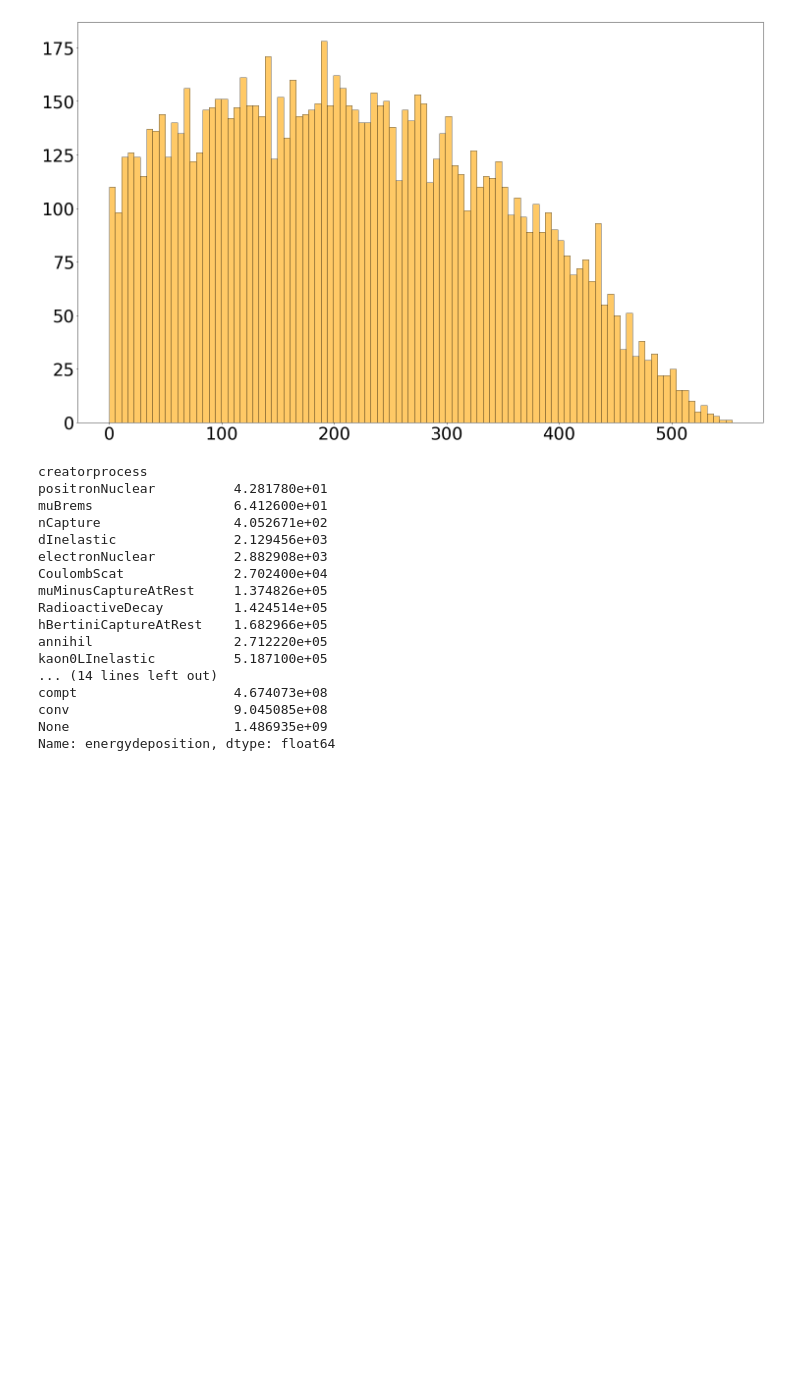
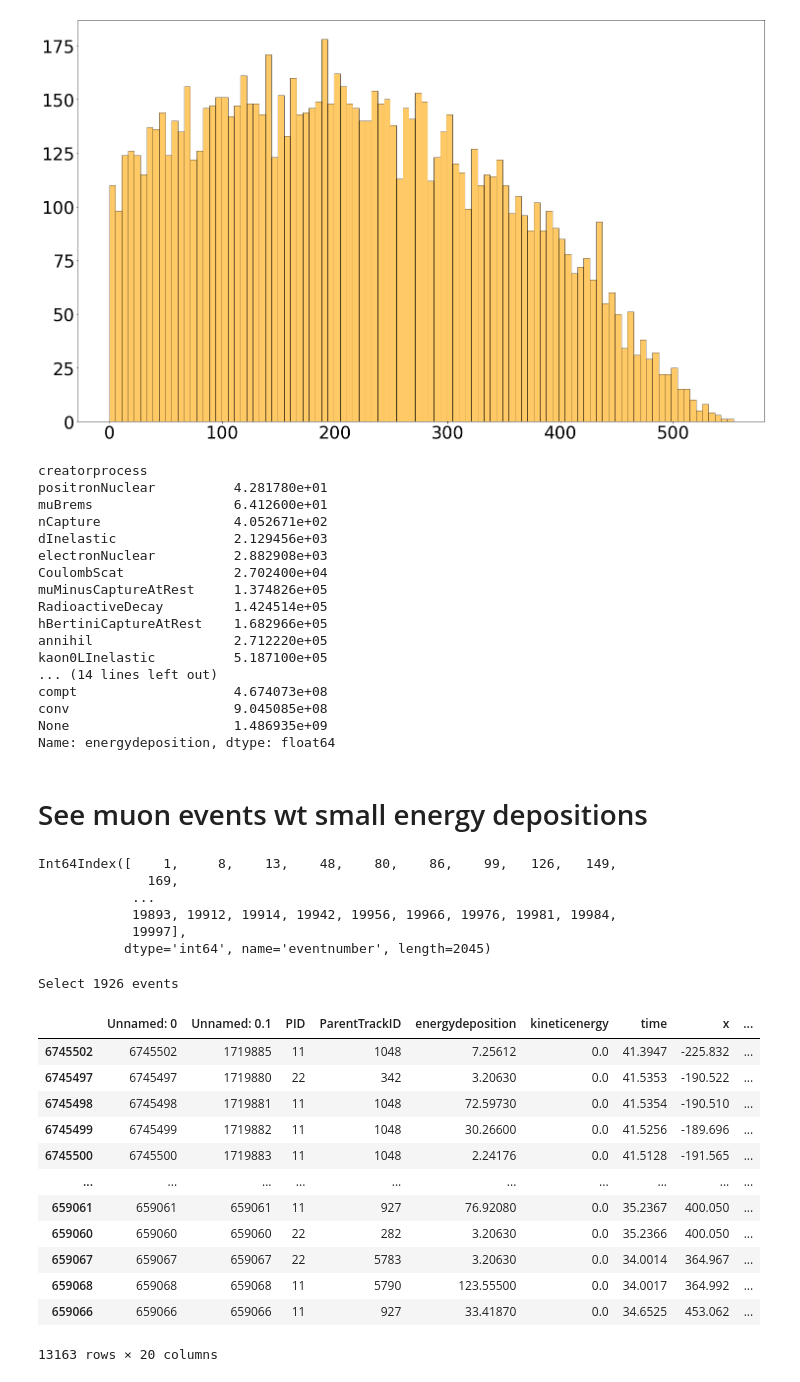
Before and after one commit to luigiberducci/ML4NP, a Jupyter notebook: Notebooks/comparison_muon_ar39_spectra_in_roi.ipynb, the cells around one changed output. Cells and saved outputs as stored; diff of their text form; code cells hidden in the pictures; blank space fills up the shorter version.

Commit message:
check details of marginal muons

```diff
--- a/Notebooks/comparison_muon_ar39_spectra_in_roi.ipynb
+++ b/Notebooks/comparison_muon_ar39_spectra_in_roi.ipynb
@@ -102,3 +102,34 @@ compt                    4.674073e+08
 conv                     9.045085e+08
 None                     1.486935e+09
 Name: energydeposition, dtype: float64
+# %% [markdown]
+# See muon events wt small energy depositions
+# %%
+partial_muons_ids = muons_gb[muons_gb<1000].index
+partial_muons_ids
+# %% [output]
+Int64Index([    1,     8,    13,    48,    80,    86,    99,   126,   149,
+              169,
+            ...
+            19893, 19912, 19914, 19942, 19956, 19966, 19976, 19981, 19984,
+            19997],
+           dtype='int64', name='eventnumber', length=2045)
+# %%
+marginal_muons = muons[(muons.eventnumber.isin(partial_muons_ids)) & (muons.time<1000) & (muons.energydeposition>0)]
+print("Select {} events".format(marginal_muons.eventnumber.nunique()))
+marginal_muons.sort_values("eventnumber")
+# %% [output]
+Select 1926 events
+|  | Unnamed: 0 | Unnamed: 0.1 | PID | ParentTrackID | energydeposition | kineticenergy | time | x | ... |
+| 6745502 | 6745502 | 1719885 | 11 | 1048 | 7.25612 | 0.0 | 41.3947 | -225.832 | ... |
+| 6745497 | 6745497 | 1719880 | 22 | 342 | 3.20630 | 0.0 | 41.5353 | -190.522 | ... |
+| 6745498 | 6745498 | 1719881 | 11 | 1048 | 72.59730 | 0.0 | 41.5354 | -190.510 | ... |
+| 6745499 | 6745499 | 1719882 | 11 | 1048 | 30.26600 | 0.0 | 41.5256 | -189.696 | ... |
+| 6745500 | 6745500 | 1719883 | 11 | 1048 | 2.24176 | 0.0 | 41.5128 | -191.565 | ... |
+| ... | ... | ... | ... | ... | ... | ... | ... | ... | ... |
+| 659061 | 659061 | 659061 | 11 | 927 | 76.92080 | 0.0 | 35.2367 | 400.050 | ... |
+| 659060 | 659060 | 659060 | 22 | 282 | 3.20630 | 0.0 | 35.2366 | 400.050 | ... |
+| 659067 | 659067 | 659067 | 22 | 5783 | 3.20630 | 0.0 | 34.0014 | 364.967 | ... |
+| 659068 | 659068 | 659068 | 11 | 5790 | 123.55500 | 0.0 | 34.0017 | 364.992 | ... |
+| 659066 | 659066 | 659066 | 11 | 927 | 33.41870 | 0.0 | 34.6525 | 453.062 | ... |
+13163 rows × 20 columns
```
Also changed, not shown: parts of 1 cell of this notebook.
